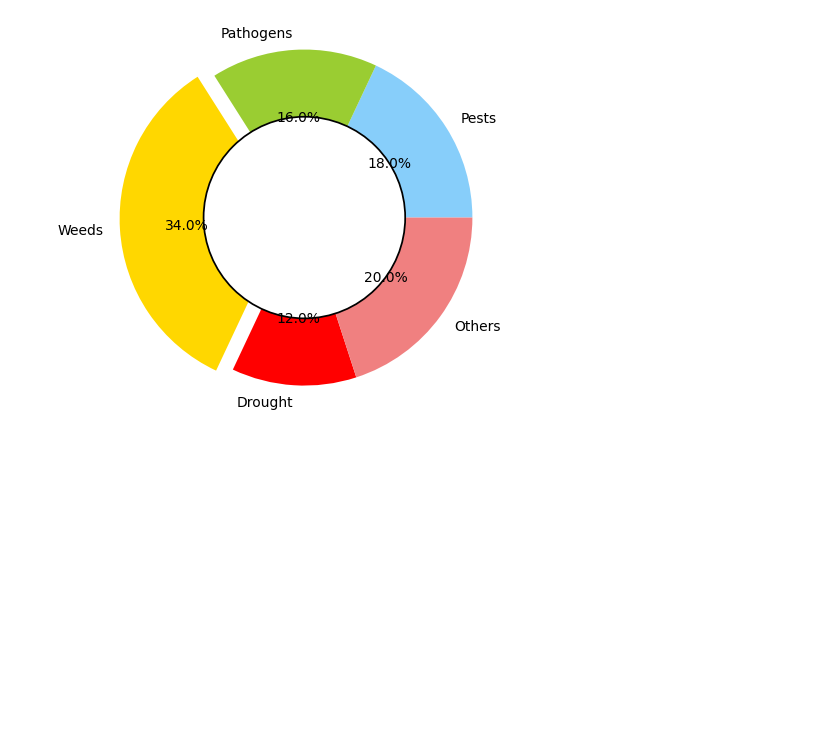
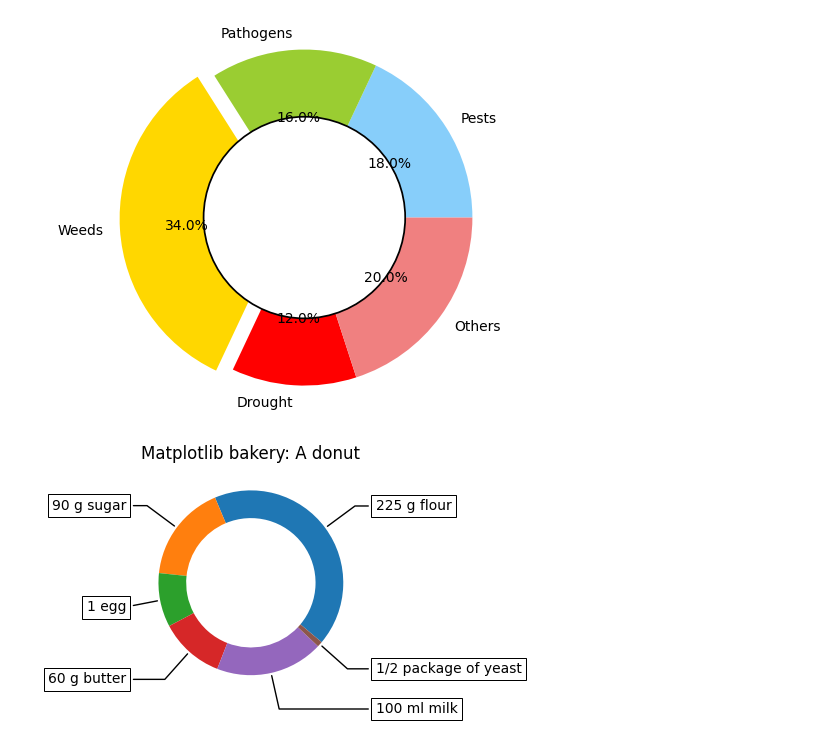
Before and after one commit to AllanMogley/02-Data-Science-Works, a Jupyter notebook: 06 Plots/Doughnut chart.ipynb, the cells around one changed output. Saved outputs shown, nothing was run; the diff lists cells and outputs as text; code cells hidden in the pictures; blank space fills up the shorter version.

Commit message:
Doughnut Chart 2

```diff
--- a/06 Plots/Doughnut chart.ipynb
+++ b/06 Plots/Doughnut chart.ipynb
@@ -21,3 +22,36 @@ plt.axis('equal')
 plt.show()
 # %% [output]
 [figure]
+# %%
+fig, ax = plt.subplots(figsize=(6, 3), subplot_kw=dict(aspect="equal"))
+
+recipe = ["225 g flour",
+          "90 g sugar",
+          "1 egg",
+          "60 g butter",
+          "100 ml milk",
+          "1/2 package of yeast"]
+
+data = [225, 90, 50, 60, 100, 5]
+
+wedges, texts = ax.pie(data, wedgeprops=dict(width=0.3), startangle=-40)
+
+bbox_props = dict(boxstyle="square,pad=0.3", fc="w", ec="k", lw=0.72)
+kw = dict(arrowprops=dict(arrowstyle="-"),
+          bbox=bbox_props, zorder=0, va="center")
+
+for i, p in enumerate(wedges):
+    ang = (p.theta2 - p.theta1)/2. + p.theta1
+    y = np.sin(np.deg2rad(ang))
+    x = np.cos(np.deg2rad(ang))
+    horizontalalignment = {-1: "right", 1: "left"}[int(np.sign(x))]
+    connectionstyle = f"angle,angleA=0,angleB={ang}"
+    kw["arrowprops"].update({"connectionstyle": connectionstyle})
+    ax.annotate(recipe[i], xy=(x, y), xytext=(1.35*np.sign(x), 1.4*y),
+                horizontalalignment=horizontalalignment, **kw)
+
+ax.set_title("Matplotlib bakery: A donut")
+
+plt.show()
+# %% [output]
+[figure, added]
```
Also changed, not shown: parts of 1 cell of this notebook.
